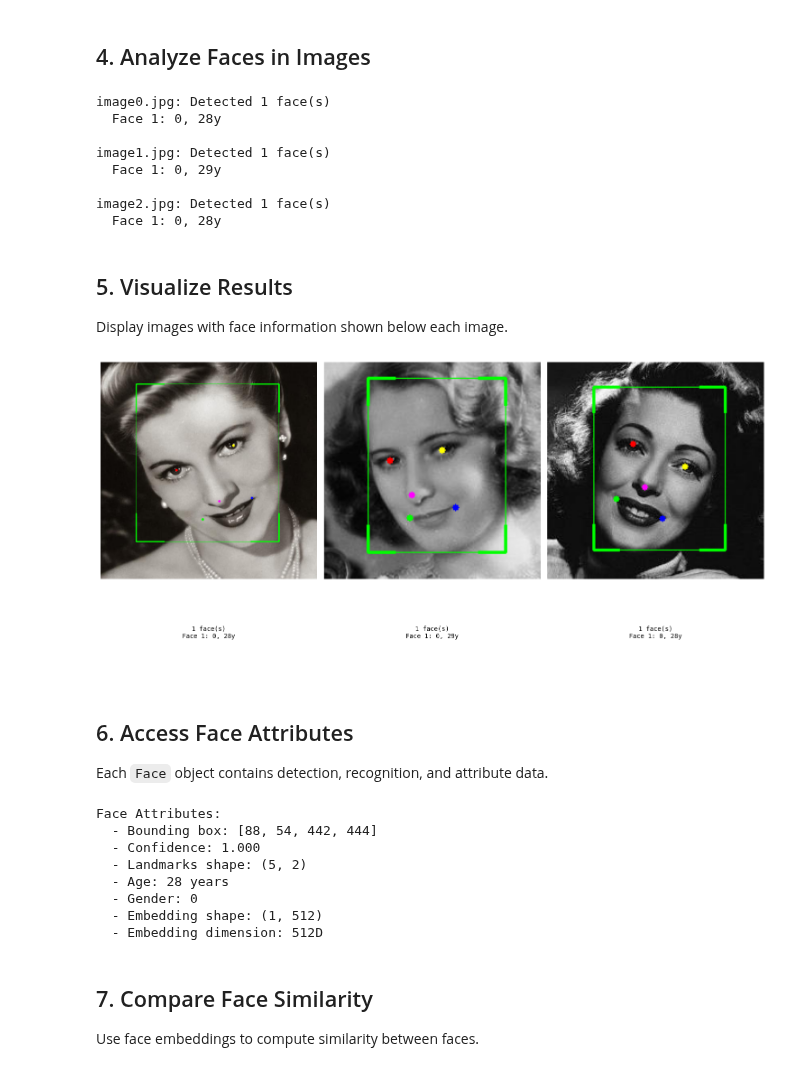
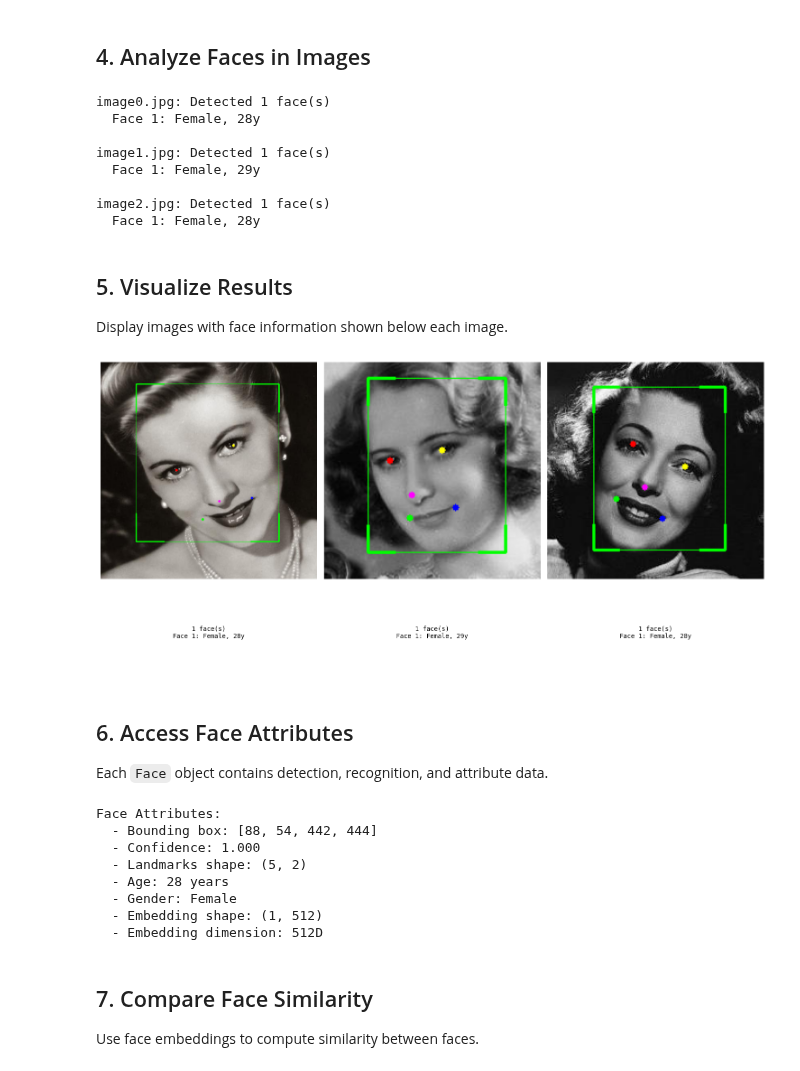
Before and after one commit to yakhyo/uniface, a Jupyter notebook: examples/face_analyzer.ipynb, the cells around one changed output. Saved outputs shown, nothing was run; the diff lists cells and outputs as text; code cells hidden in the pictures.

```diff
--- a/examples/face_analyzer.ipynb
+++ b/examples/face_analyzer.ipynb
@@ -62,7 +62,7 @@ for image_path in image_paths:
 
     # Print face attributes
     for i, face in enumerate(faces, 1):
-        print(f'  Face {i}: {face.gender}, {face.age}y')
+        print(f'  Face {i}: {face.sex}, {face.age}y')
 
     # Prepare visualization (without text overlay)
     vis_image = image.copy()
@@ -74,13 +74,13 @@ for image_path in image_paths:
     results.append((image_path, cv2.cvtColor(vis_image, cv2.COLOR_BGR2RGB), faces))
 # %% [output]
 image0.jpg: Detected 1 face(s)
-  Face 1: 0, 28y
+  Face 1: Female, 28y
 
 image1.jpg: Detected 1 face(s)
-  Face 1: 0, 29y
+  Face 1: Female, 29y
 
 image2.jpg: Detected 1 face(s)
-  Face 1: 0, 28y
+  Face 1: Female, 28y
 # %% [markdown]
 ## 5. Visualize Results
 
@@ -88,26 +88,26 @@ Display images with face information shown below each image.
 # %%
 fig, axes = plt.subplots(2, len(results), figsize=(15, 8),
                          gridspec_kw={'height_ratios': [4, 1]})
 
 for idx, (path, vis_image, faces) in enumerate(results):
     # Display image
     axes[0, idx].imshow(vis_image)
     axes[0, idx].axis('off')
 
     # Display face information below image
     axes[1, idx].axis('off')
     info_text = f'{len(faces)} face(s)\n'
     for i, face in enumerate(faces, 1):
-        info_text += f'Face {i}: {face.gender}, {face.age}y\n'
+        info_text += f'Face {i}: {face.sex}, {face.age}y\n'
 
     axes[1, idx].text(0.5, 0.5, info_text,
                       ha='center', va='center',
                       fontsize=10, family='monospace')
 
 plt.tight_layout()
 plt.show()
 # %% [output]
-[figure, old version]
+[figure, new version]
 # %% [markdown]
 ## 6. Access Face Attributes
 
@@ -123,7 +123,7 @@ if faces:
     print(f'  - Confidence: {face.confidence:.3f}')
     print(f'  - Landmarks shape: {face.landmarks.shape}')
     print(f'  - Age: {face.age} years')
-    print(f'  - Gender: {face.gender}')
+    print(f'  - Gender: {face.sex}')
     print(f'  - Embedding shape: {face.embedding.shape}')
     print(f'  - Embedding dimension: {face.embedding.shape[1]}D')
 # %% [output]
@@ -132,7 +132,7 @@ Face Attributes:
   - Confidence: 1.000
   - Landmarks shape: (5, 2)
   - Age: 28 years
-  - Gender: 0
+  - Gender: Female
   - Embedding shape: (1, 512)
   - Embedding dimension: 512D
 # %% [markdown]
```
Also changed, not shown: parts of 1 cell of this notebook, 3 other files.
